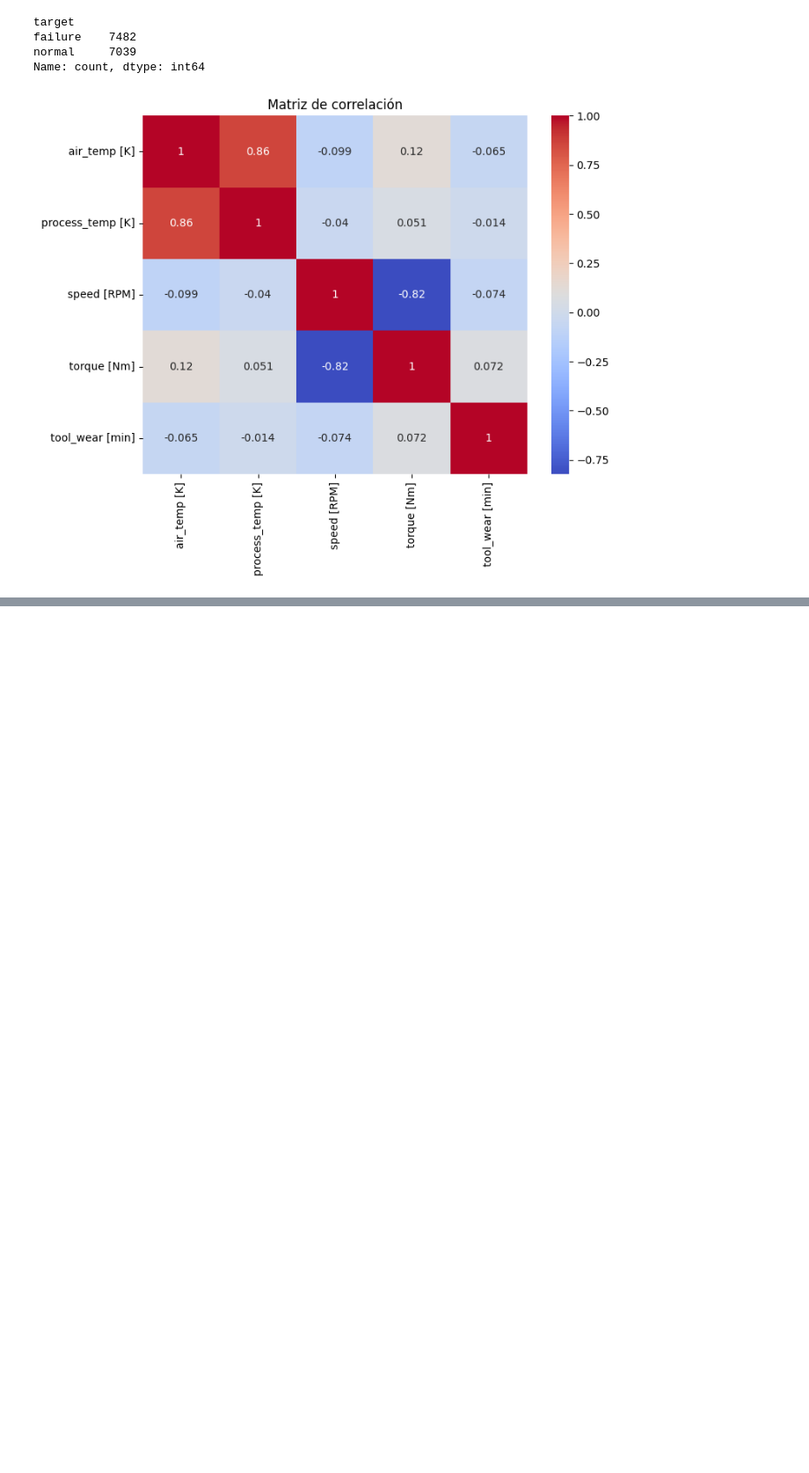
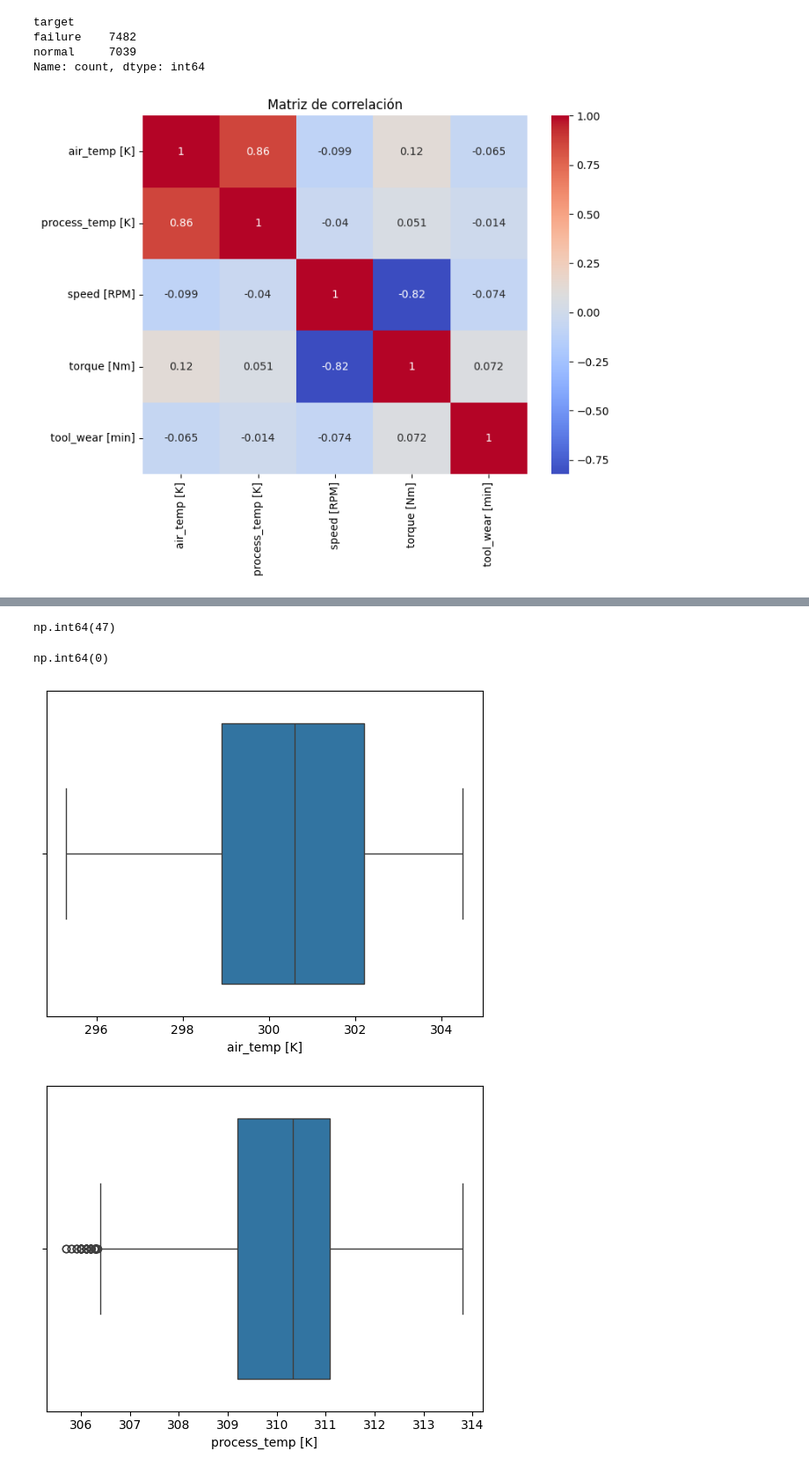
Before and after one commit to Valentinad21/CDD, a Jupyter notebook: TP1.ipynb, the cells around one changed output, grey strips where cells are left out. Shown at 88% size. Saved outputs shown, nothing was run; the diff lists cells and outputs as text; code cells hidden in the pictures; blank space fills up the shorter version.

```diff
--- a/TP1.ipynb
+++ b/TP1.ipynb
@@ -112,3 +114,9 @@ plt.show()
 sns.scatterplot(x='speed', y='torque', hue='target', data=df)
 plt.title("Speed vs Torque")
 plt.show()
+# %%
+# Analisis de variables
+import pandas as pd
+df = pd.read_csv("i40 (datos).csv")
+df.info()
+df.describe()
@@ -114,0 +184,3 @@ plt.show()
+# %%
+#  Optamos por reemplazar los valores por la media de los valores encontrados
+df['air_temp [K]'].fillna(df['air_temp [K]'].mean(), inplace=True)
@@ -114,0 +207,23 @@ plt.show()
+# %%
+# Valores erroneos
+(df['speed [RPM]'] < 0).sum()
+# %% [output]
+np.int64(47)
+# %%
+# Optamos spor reemplazar los valores erroneos por la media de los valores encontrados
+df.loc[df['speed [RPM]'] < 0, 'speed [RPM]'] = df['speed [RPM]'].mean()
+# Verificamos
+(df['speed [RPM]'] < 0).sum()
+# %% [output]
+np.int64(0)
+# %%
+# Visualizamos valores atipicos
+# Boxplot individual
+import seaborn as sns
+
+for col in cols:
+    sns.boxplot(x=df[col])
+    plt.show()
+# %% [output]
+[figure, added]
+[figure, added]
```
Also changed, not shown: parts of 21 cells of this notebook.
